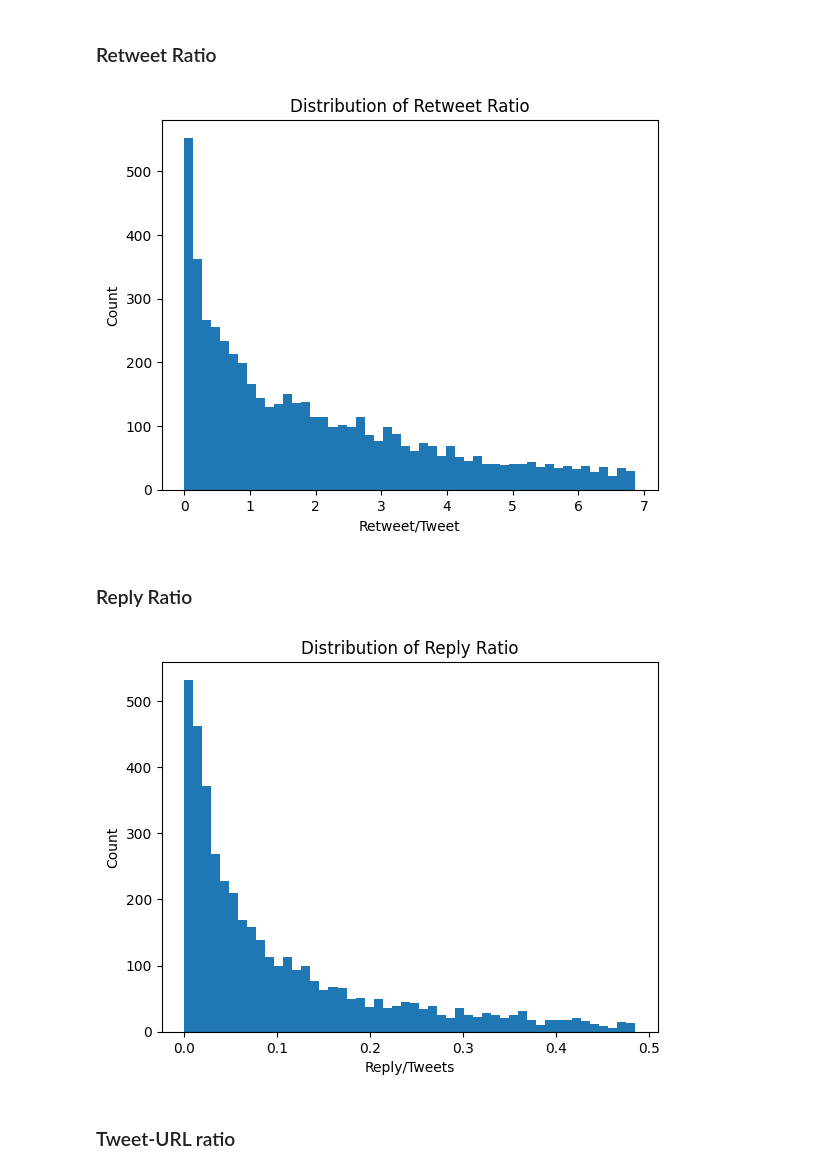
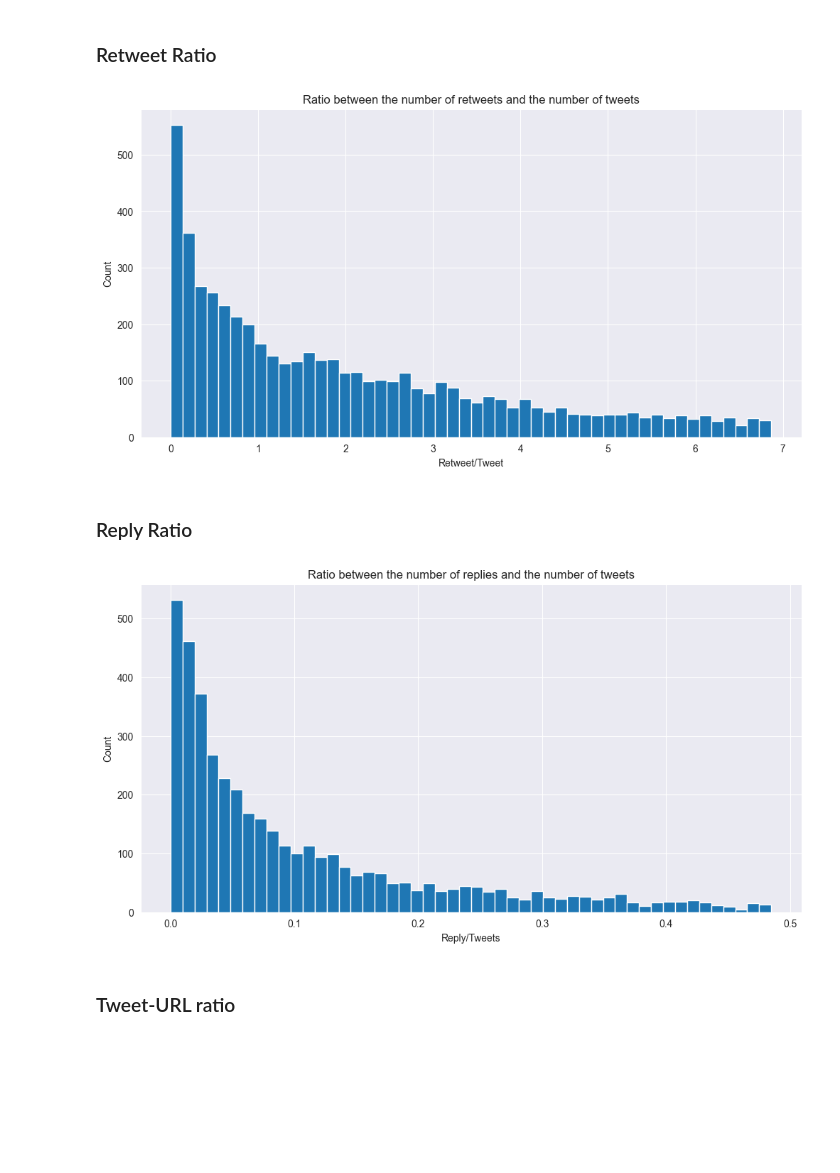
Before and after one commit to davisf20/characterization-of-user-misbehavior-in-online-social-media, a Jupyter notebook: notebooks/parametersTesting.ipynb, the cells around one changed output. Saved outputs shown, nothing was run; the diff lists cells and outputs as text; code cells hidden in the pictures; blank space fills up the shorter version.

```diff
--- a/notebooks/parametersTesting.ipynb
+++ b/notebooks/parametersTesting.ipynb
@@ -31,6 +31,8 @@ core_users_ids = pd.read_csv("../data/core_users.csv",
 # Filtra il dataframe per includere solo le righe in cui l'user_id è presente nella lista dei core users
 core_users = users[users["user_id"].isin(core_users_ids["user_id"])]
 # %%
+core_users.set_index('user_id', inplace=True)
+
 core_users_credibility = core_users.copy()
 core_users_initiative = core_users.copy()
 core_users_adaptability = core_users.copy()
@@ -161,17 +269,9 @@ core_users_credibility = core_users.copy()
 
 core_users['created_at'] = pd.to_datetime(core_users['created_at'])
 
-# Tweet più recente
-current_date = tweets['created_at'].max()
+core_users_credibility['tweet_ratio'] = core_users_credibility['nbr_tweets'] / (core_users_to_cluster['account_age'])
 
-# Controllo che siano tutti tz-naive o tz-aware
-# core_users_credibility['created_at'] = pd.to_datetime(core_users_credibility['created_at']).dt.tz_localize(None)
-# current_date = current_date.tz_localize(None)
-
-core_users_credibility['age'] = (current_date - core_users['created_at']).dt.days
-core_users_credibility['tweet_ratio'] = core_users_credibility['nbr_tweets'] / (core_users_credibility['age'])
-
-# plt.figure(figsize=(12, 6))
+plt.figure(figsize=(12, 6))
 
 plt.hist(core_users_credibility['tweet_ratio'].replace([np.inf, -np.inf], np.nan).dropna(), bins=50, range=(0, core_users_credibility['tweet_ratio'].quantile(0.90)))
 plt.xlabel('Tweet per day (Tweet/Age)')
@@ -193,3 +293,18 @@ See the caveats in the documentation: https://pandas.pydata.org/pandas-docs/stab
+# %%
+core_users_credibility = core_users.copy()
+
+# core_users_credibility['sources'] = core_users_credibility['nbr_tweets'] / (core_users_to_cluster['account_age'])
+
+plt.figure(figsize=(12, 6))
+
+plt.hist(core_users_credibility['sources'].replace([np.inf, -np.inf], np.nan).dropna(), bins=50, range=(0, core_users_credibility['sources'].quantile(0.90)))
+plt.xlabel('nbr sources')
+plt.ylabel('Count')
+plt.title('Number of distinct sources')
+plt.show()
+
+
+core_users_to_cluster['sources'] = core_users_credibility['sources']
 # %% [markdown]
 ### Sources ratio
 # %% [markdown]
@@ -201,39 +316,39 @@ See the caveats in the documentation: https://pandas.pydata.org/pandas-docs/stab
 # %%
 # core_users_initiative = core_users.copy()
 
 # Numero di retweets effettuato da ogni utente
 
 # Filtra i tweet da core_user
-core_users_tweets = tweets[tweets['user_id'].isin(core_users_credibility['user_id'])]
+core_users_tweets = tweets[tweets['user_id'].isin(core_users_initiative.index)]
 
 # Calcola il numero di retweets per ogni utente
 retweets_count = core_users_tweets[core_users_tweets['is_retweet'] == 1]['user_id'].value_counts()
 
 # Calcola il numero di tweets originali per ogni utente
 original_tweets_count = core_users_tweets[core_users_tweets['is_retweet'] == 0]['user_id'].value_counts()
 
 
 # Aggiunge le colonne 'nbr_retweet' e 'nbr_original_tweets' a core_users_initiative
-core_users_initiative['nbr_retweet'] = core_users_initiative['user_id'].map(retweets_count)
-core_users_initiative['nbr_original_tweets'] = core_users_initiative['user_id'].map(original_tweets_count)
+core_users_initiative['nbr_retweet'] = core_users_initiative.index.map(retweets_count)
+core_users_initiative['nbr_original_tweets'] = core_users_initiative.index.map(original_tweets_count)
 
 
 # Calcola il retweet_ratio
 core_users_initiative['retweet_ratio'] = core_users_initiative['nbr_retweet'] / core_users_initiative['nbr_original_tweets']
 
 
-# plt.figure(figsize=(12, 6))
+plt.figure(figsize=(12, 6))
 
 plt.hist(core_users_initiative['retweet_ratio'].dropna(), bins=50, range=(0, core_users_initiative['retweet_ratio'].quantile(0.85)))
 plt.xlabel('Retweet/Tweet')
 plt.ylabel('Count')
-plt.title('Distribution of Retweet Ratio')
+plt.title('Ratio between the number of retweets and the number of tweets')
 plt.show()
 
 
 core_users_to_cluster['retweet_ratio'] = core_users_initiative['retweet_ratio']
 # %% [output]
-[figure, old version]
+[figure, new version]
 # %% [markdown]
 ### Reply Ratio
 # %%
@@ -242,7 +357,7 @@ core_users_initiative = core_users.copy()
 # Numero di risposte effettuate da ogni core_users
 
 # Filtra i tweet da core_user
-core_users_tweets = tweets[tweets['user_id'].isin(core_users_credibility['user_id'])]
+core_users_tweets = tweets[tweets['user_id'].isin(core_users_initiative.index)]
 
 # Calcola il numero di retweets per ogni utente
 replies_count = core_users_tweets[core_users_tweets['is_reply'] == 1]['user_id'].value_counts()
@@ -252,25 +367,25 @@ no_replies_count = core_users_tweets[core_users_tweets['is_reply'] == 0]['user_i
 
 
 # Aggiunge le colonne 'nbr_retweet' e 'nbr_original_tweets' a core_users_initiative
-core_users_initiative['nbr_reply'] = core_users_initiative['user_id'].map(replies_count)
-core_users_initiative['nbr_no_reply_tweets'] = core_users_initiative['user_id'].map(no_replies_count)
+core_users_initiative['nbr_reply'] = core_users_initiative.index.map(replies_count)
+core_users_initiative['nbr_no_reply_tweets'] = core_users_initiative.index.map(no_replies_count)
 
 
 # Calcola il retweet_ratio
 core_users_initiative['reply_ratio'] = core_users_initiative['nbr_reply'] / core_users_initiative['nbr_no_reply_tweets']
 
 
-# plt.figure(figsize=(12, 6))
+plt.figure(figsize=(12, 6))
 
 plt.hist(core_users_initiative['reply_ratio'].dropna(), bins=50, range=(0, core_users_initiative['reply_ratio'].quantile(0.85)))
 plt.xlabel('Reply/Tweets')
 plt.ylabel('Count')
-plt.title('Distribution of Reply Ratio')
+plt.title('Ratio between the number of replies and the number of tweets')
 plt.show()
 
 
 core_users_to_cluster['reply_ratio'] = core_users_initiative['reply_ratio']
 # %% [output]
-[figure, old version]
+[figure, new version]
 # %% [markdown]
 ### Tweet-URL ratio
```
Also changed, not shown: parts of 21 cells of this notebook.
